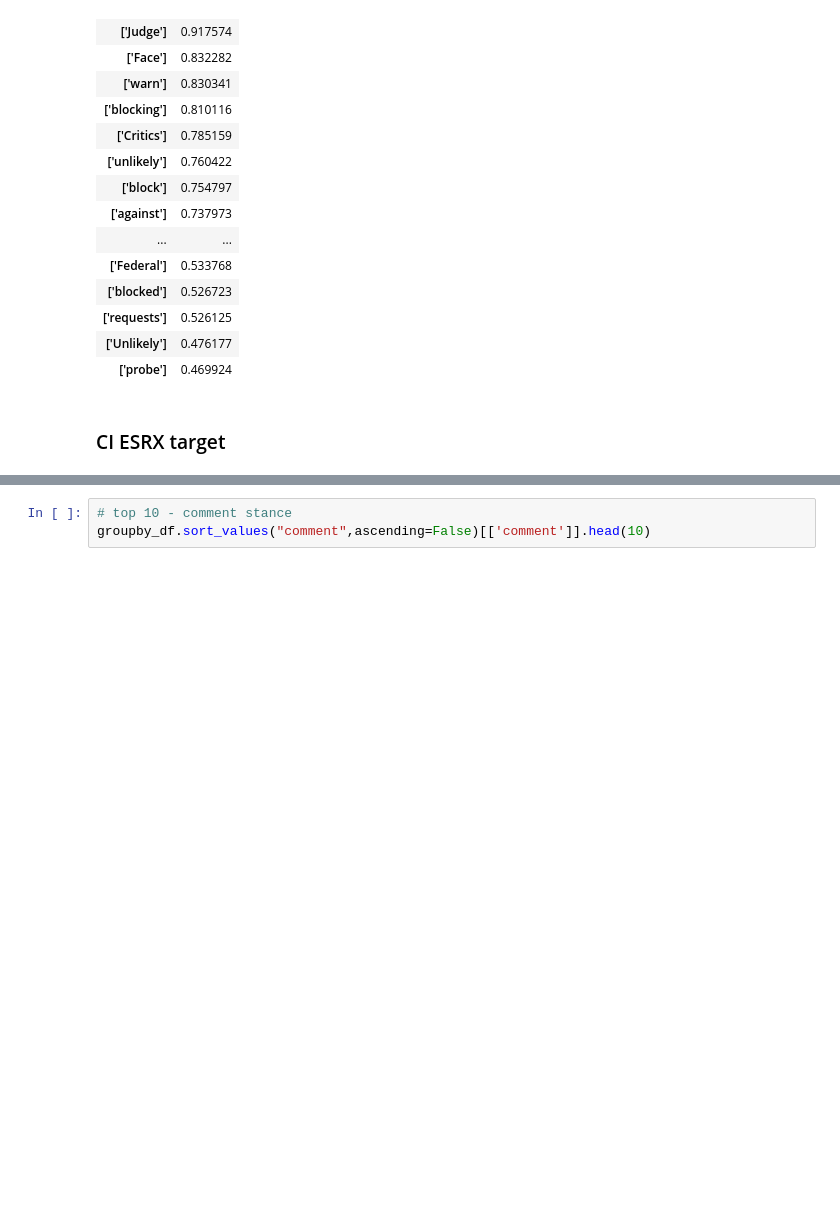
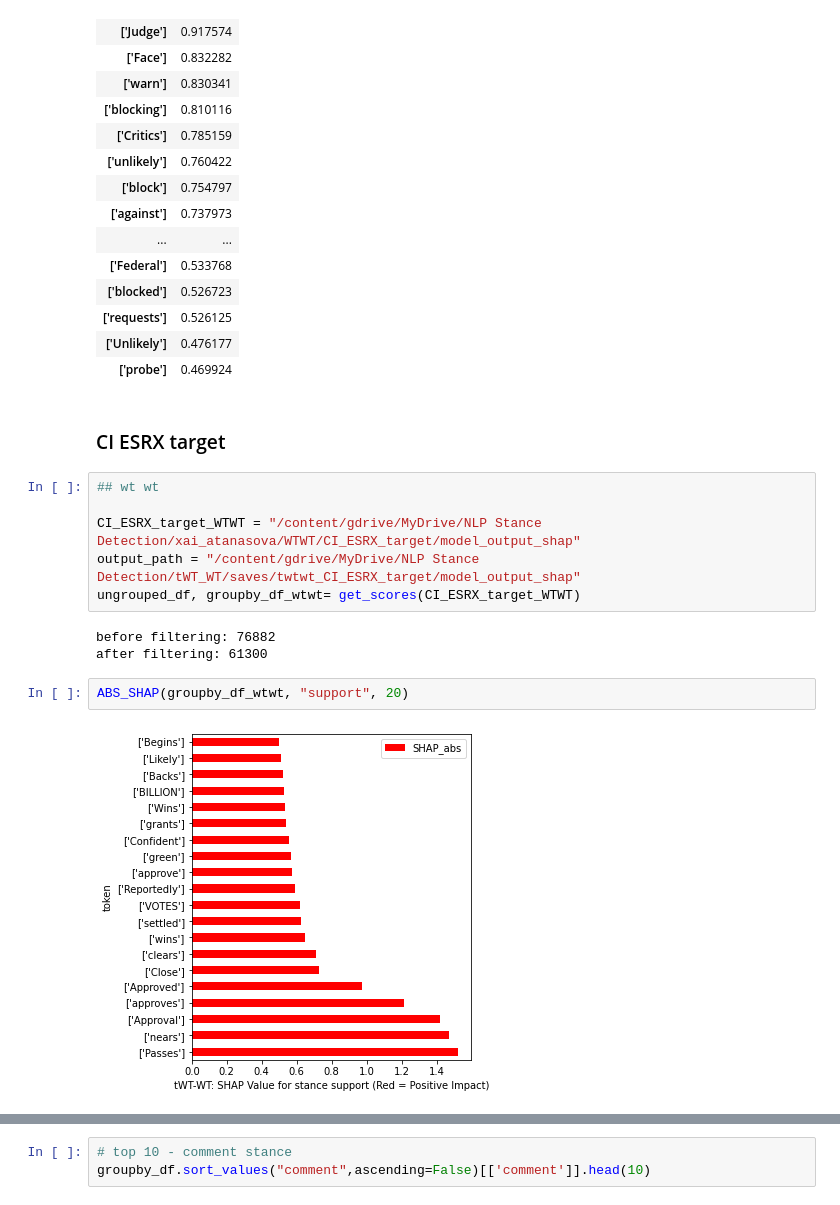
Before and after one commit to mangalm96/explainablenlp-info259, a Jupyter notebook: interpret_shap_analysis.ipynb, the cells around one changed output, grey strips where cells are left out. Cells and saved outputs as stored; diff of their text form; blank space fills up the shorter version.

```diff
--- a/interpret_shap_analysis.ipynb
+++ b/interpret_shap_analysis.ipynb
@@ -359,3 +396,16 @@ groupby_df.sort_values("refute",ascending=False)[['refute']].head(20)
 | ['probe'] | 0.469924 |
 # %% [markdown]
 ### CI ESRX target
+# %%
+## wt wt
+
+CI_ESRX_target_WTWT = "/content/gdrive/MyDrive/NLP Stance Detection/xai_atanasova/WTWT/CI_ESRX_target/model_output_shap"
+output_path = "/content/gdrive/MyDrive/NLP Stance Detection/tWT_WT/saves/twtwt_CI_ESRX_target/model_output_shap"
+ungrouped_df, groupby_df_wtwt= get_scores(CI_ESRX_target_WTWT)
+# %% [output]
+before filtering: 76882
+after filtering: 61300
+# %%
+ABS_SHAP(groupby_df_wtwt, "support", 20)
+# %% [output]
+[figure, added]
```
Also changed, not shown: parts of 9 cells of this notebook.
